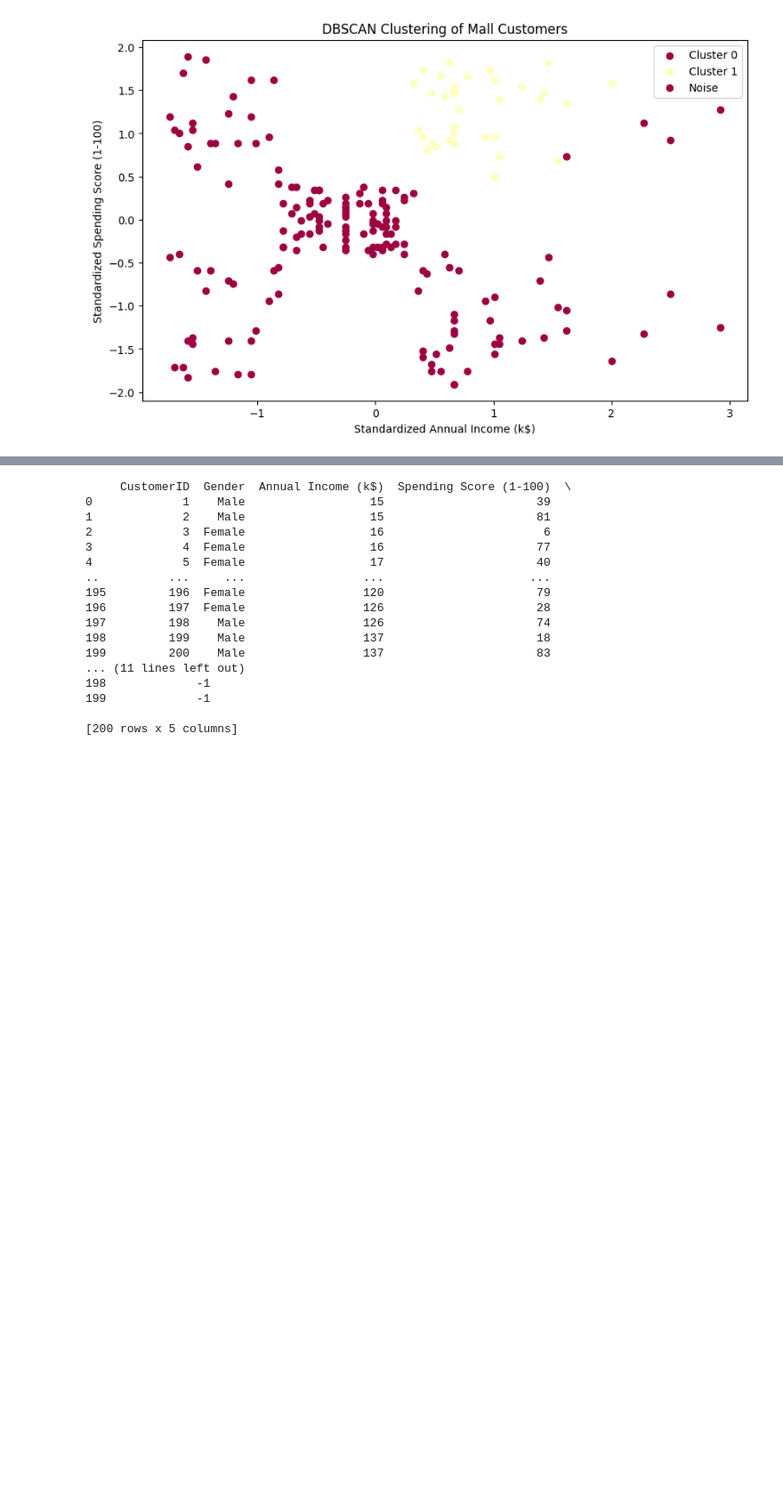
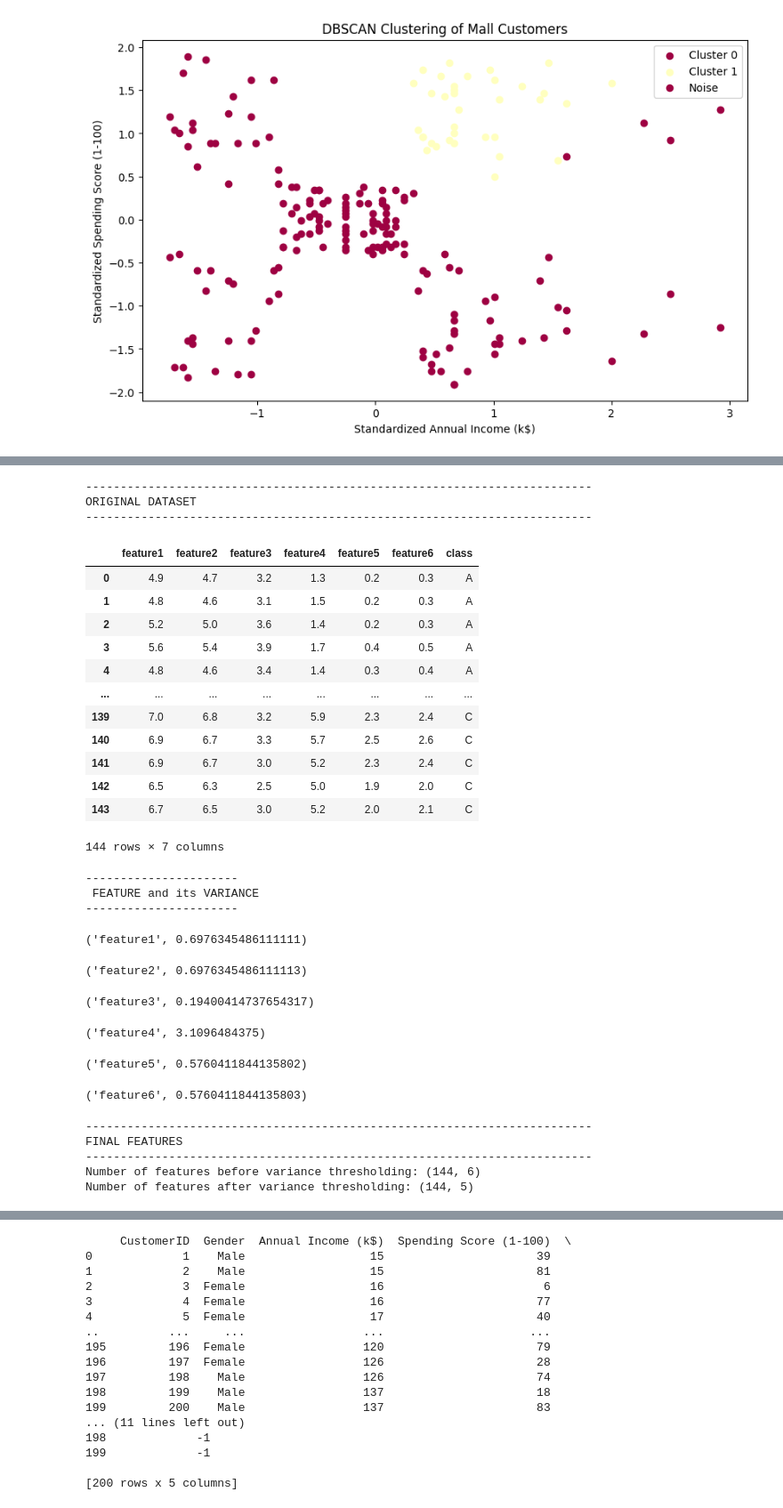
Before and after one commit to hrishikreddy/CNLAB, a Jupyter notebook: MLInt2.ipynb, the cells around one changed output, grey strips where cells are left out. Shown at 89% size. Saved outputs shown, nothing was run; the diff lists cells and outputs as text; code cells hidden in the pictures; blank space fills up the shorter version.

```diff
--- a/MLInt2.ipynb
+++ b/MLInt2.ipynb
@@ -811,0 +819,77 @@ plt.show()
+# %%
+import pandas as pd
+import numpy as np
+from sklearn.feature_selection import VarianceThreshold
+# load dataset into Pandas DataFrame
+dataframe = pd.read_csv(r"Qinspection.csv")
+print('-------------------------------------------------------------------------')
+print('ORIGINAL DATASET')
+print('-------------------------------------------------------------------------')
+display(dataframe)
+
+#-----------------------------------------------------------------------------------
+features = ['feature1', 'feature2', 'feature3', 'feature4','feature5','feature6']
+# Separating out the features
+X=dataframe.loc[:,features].values
+# Separating out the target
+label = dataframe.iloc[:,-1]
+
+###################################################
+# VARIANCE THRESHOLDING
+###################################################
+selector = VarianceThreshold(threshold=0.2)
+# Perform variance thresholding
+data=selector.fit_transform(X)
+
+#reduced number of features
+print('----------------------')
+print(' FEATURE and its VARIANCE')
+print('----------------------')
+for feature in zip(features, selector.variances_):
+    display(feature)
+
+print('-------------------------------------------------------------------------')
+print('FINAL FEATURES')
+print('-------------------------------------------------------------------------')
+
+# Print the results
+print('Number of features before variance thresholding: {}'.format(X.shape))
+print('Number of features after variance thresholding: {}'.format(data.shape))
+
+#convert label to dataframe
+dflabel=pd.DataFrame(label)
+data=pd.DataFrame(data)
+#concatenate seected features and class label
+dfnew=pd.concat([data,dflabel],axis=1)
+dfnew.head()
+# %% [output]
+-------------------------------------------------------------------------
+ORIGINAL DATASET
+-------------------------------------------------------------------------
+|  | feature1 | feature2 | feature3 | feature4 | feature5 | feature6 | class |
+| 0 | 4.9 | 4.7 | 3.2 | 1.3 | 0.2 | 0.3 | A |
+| 1 | 4.8 | 4.6 | 3.1 | 1.5 | 0.2 | 0.3 | A |
+| 2 | 5.2 | 5.0 | 3.6 | 1.4 | 0.2 | 0.3 | A |
+| 3 | 5.6 | 5.4 | 3.9 | 1.7 | 0.4 | 0.5 | A |
+| 4 | 4.8 | 4.6 | 3.4 | 1.4 | 0.3 | 0.4 | A |
+| ... | ... | ... | ... | ... | ... | ... | ... |
+| 139 | 7.0 | 6.8 | 3.2 | 5.9 | 2.3 | 2.4 | C |
+| 140 | 6.9 | 6.7 | 3.3 | 5.7 | 2.5 | 2.6 | C |
+| 141 | 6.9 | 6.7 | 3.0 | 5.2 | 2.3 | 2.4 | C |
+| 142 | 6.5 | 6.3 | 2.5 | 5.0 | 1.9 | 2.0 | C |
+| 143 | 6.7 | 6.5 | 3.0 | 5.2 | 2.0 | 2.1 | C |
+144 rows × 7 columns
+----------------------
+ FEATURE and its VARIANCE
+----------------------
+('feature1', 0.6976345486111111)
+('feature2', 0.6976345486111113)
+('feature3', 0.19400414737654317)
+('feature4', 3.1096484375)
+('feature5', 0.5760411844135802)
+('feature6', 0.5760411844135803)
+-------------------------------------------------------------------------
+FINAL FEATURES
+-------------------------------------------------------------------------
+Number of features before variance thresholding: (144, 6)
+Number of features after variance thresholding: (144, 5)
```
Also changed, not shown: parts of 30 cells of this notebook.
